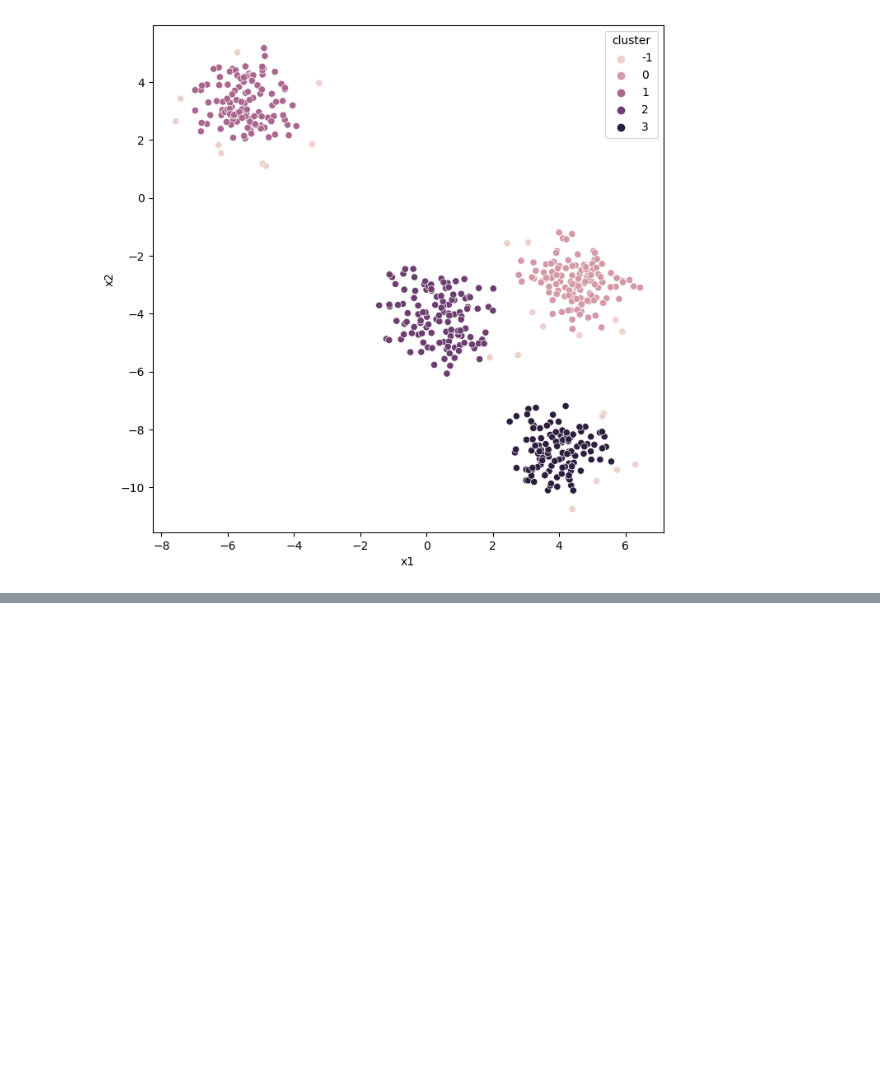
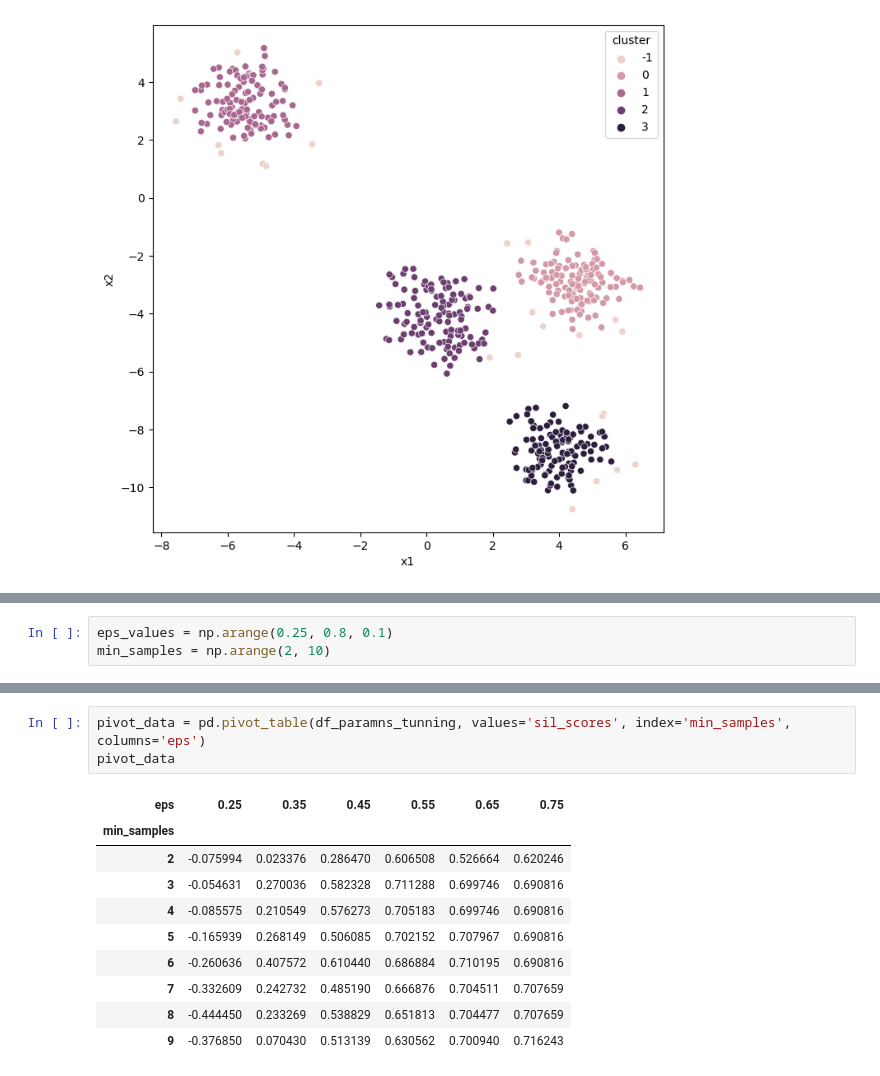
Before and after one commit to ArnolPlazas/clustering, a Jupyter notebook: 4_dbscan.ipynb, the cells around one changed output, grey strips where cells are left out. Saved outputs shown, nothing was run; the diff lists cells and outputs as text; blank space fills up the shorter version.

```diff
--- a/4_dbscan.ipynb
+++ b/4_dbscan.ipynb
@@ -112,0 +135,3 @@ plt.show()
+# %%
+eps_values = np.arange(0.25, 0.8, 0.1)
+min_samples = np.arange(2, 10)
@@ -112,0 +159,14 @@ plt.show()
+# %%
+pivot_data = pd.pivot_table(df_paramns_tunning, values='sil_scores', index='min_samples', columns='eps')
+pivot_data
+# %% [output]
+| eps | 0.25 | 0.35 | 0.45 | 0.55 | 0.65 | 0.75 |
+| min_samples |  |  |  |  |  |  |
+| 2 | -0.075994 | 0.023376 | 0.286470 | 0.606508 | 0.526664 | 0.620246 |
+| 3 | -0.054631 | 0.270036 | 0.582328 | 0.711288 | 0.699746 | 0.690816 |
+| 4 | -0.085575 | 0.210549 | 0.576273 | 0.705183 | 0.699746 | 0.690816 |
+| 5 | -0.165939 | 0.268149 | 0.506085 | 0.702152 | 0.707967 | 0.690816 |
+| 6 | -0.260636 | 0.407572 | 0.610440 | 0.686884 | 0.710195 | 0.690816 |
+| 7 | -0.332609 | 0.242732 | 0.485190 | 0.666876 | 0.704511 | 0.707659 |
+| 8 | -0.444450 | 0.233269 | 0.538829 | 0.651813 | 0.704477 | 0.707659 |
+| 9 | -0.376850 | 0.070430 | 0.513139 | 0.630562 | 0.700940 | 0.716243 |
```
Also changed, not shown: parts of 10 cells of this notebook.
